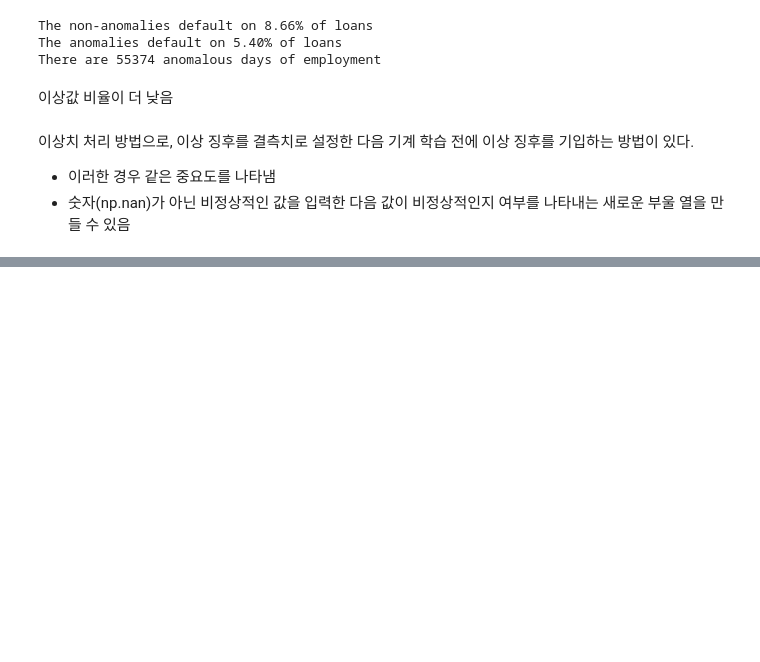
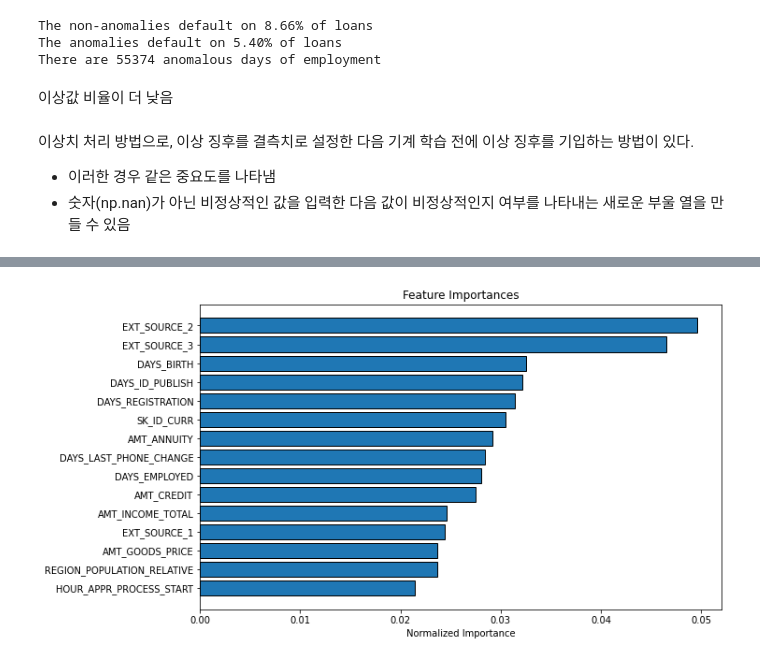
Before and after one commit to seokhee516/kaggle-practice, a Jupyter notebook: Binary classification/Home Credit Default Risk/Introduction: Home Credit Default Risk Competition.ipynb, the cells around one changed output, grey strips where cells are left out. Saved outputs shown, nothing was run; the diff lists cells and outputs as text; code cells hidden in the pictures; blank space fills up the shorter version.

```diff
--- a/Binary classification/Home Credit Default Risk/Introduction: Home Credit Default Risk Competition.ipynb
+++ b/Binary classification/Home Credit Default Risk/Introduction: Home Credit Default Risk Competition.ipynb
@@ -281,0 +548,9 @@ There are 55374 anomalous days of employment
+# %%
+from sklearn.ensemble import RandomForestClassifier
+
+random_forest = RandomForestClassifier(n_estimators = 100,
+                                       random_state = 50,
+                                       verbose = 1,
+                                       n_jobs = -1)
+# %%
+random_forest.fit(train, train_labels)
@@ -281,0 +569,5 @@ There are 55374 anomalous days of employment
+# %%
+feature_importance_values = random_forest.feature_importances_
+feature_importances = pd.DataFrame({'feature': features, 'importance':feature_importance_values})
+
+predictions = random_forest.predict_proba(test)[:,1]
@@ -281,0 +674,28 @@ There are 55374 anomalous days of employment
+# %%
+def plot_feature_importances(df):
+  df = df.sort_values('importance', ascending = False).reset_index()
+  # 정규화
+  df['importance_normalized'] = df['importance'] / df['importance'].sum()
+  # 수평 바 차트 만듬
+  plt.figure(figsize = (10, 6))
+  ax = plt.subplot()
+
+  # 가장 높은 중요도를 맨 위로 오게 하기 위해 인덱스를 뒤집음
+  ax.barh(list(reversed(list(df.index[:15]))),
+          df['importance_normalized'].head(15),
+          align = 'center', edgecolor = 'k')
+
+  # Set the yticks and labels
+  ax.set_yticks(list(reversed(list(df.index[:15]))))
+  ax.set_yticklabels(df['feature'].head(15))
+
+  # Plot labeling
+  plt.xlabel('Normalized Importance');
+  plt.title('Feature Importances')
+  plt.show()
+
+  return df
+# %%
+feature_importances_sorted = plot_feature_importances(feature_importances)
+# %% [output]
+[figure, added]
```
Also changed, not shown: parts of 47 cells of this notebook.
